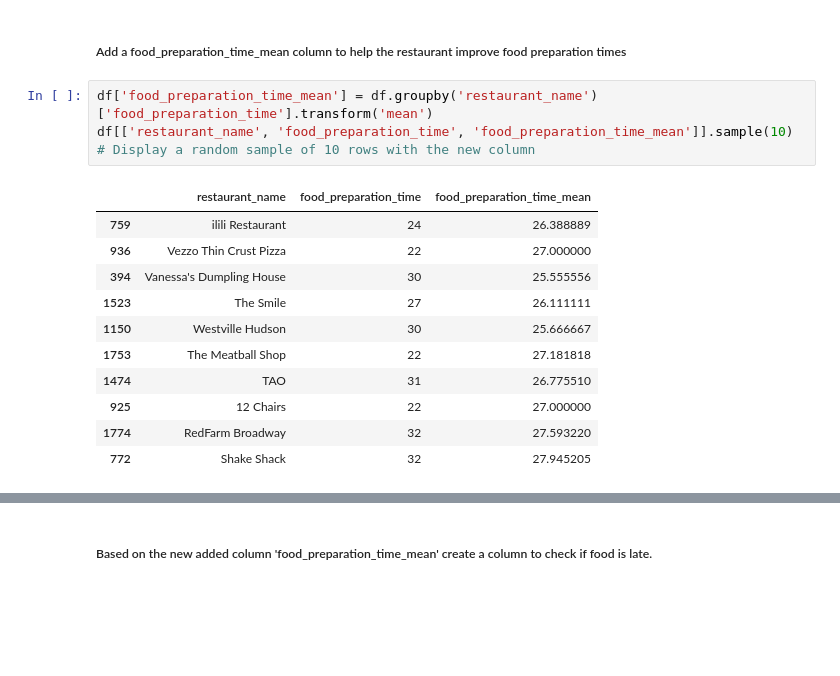
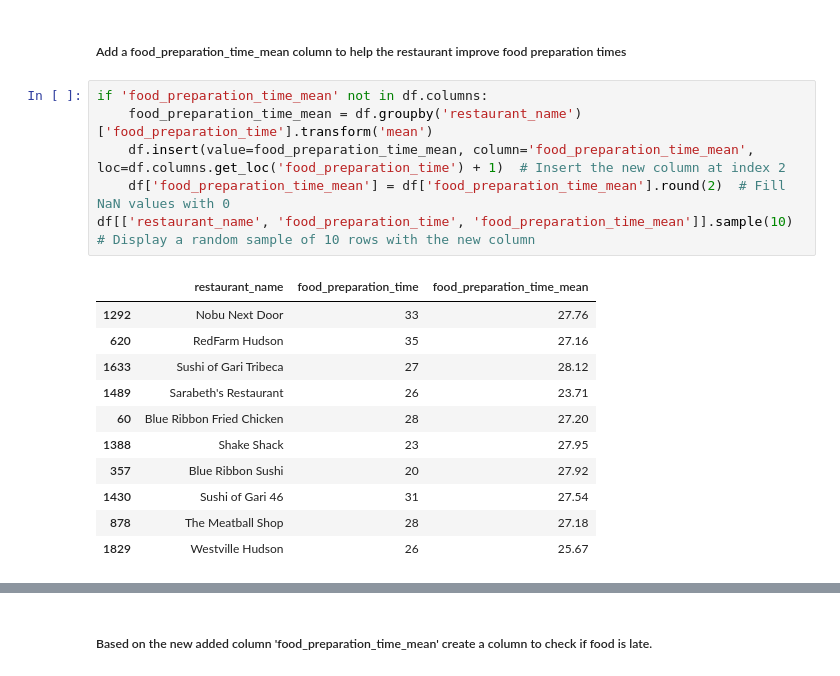
Before and after one commit to J3SSY-ANDU/Food-Delivery-Data-Analysis, a Jupyter notebook: notebooks/food_delivery_orders_eda.ipynb, the cells around one changed output, grey strips where cells are left out. Drawn from its saved outputs; the diff is of its cells as text; blank space fills up the shorter version.

```diff
--- a/notebooks/food_delivery_orders_eda.ipynb
+++ b/notebooks/food_delivery_orders_eda.ipynb
@@ -204,20 +204,23 @@ df[['order_id', 'order_total_time']].sample(10)  # Display a random sample of 10
 # %% [markdown]
 ##### Add a food_preparation_time_mean column to help the restaurant improve food preparation times
 # %%
-df['food_preparation_time_mean'] = df.groupby('restaurant_name')['food_preparation_time'].transform('mean')
+if 'food_preparation_time_mean' not in df.columns:
+    food_preparation_time_mean = df.groupby('restaurant_name')['food_preparation_time'].transform('mean')
+    df.insert(value=food_preparation_time_mean, column='food_preparation_time_mean', loc=df.columns.get_loc('food_preparation_time') + 1)  # Insert the new column at index 2
+    df['food_preparation_time_mean'] = df['food_preparation_time_mean'].round(2)  # Fill NaN values with 0
 df[['restaurant_name', 'food_preparation_time', 'food_preparation_time_mean']].sample(10)  # Display a random sample of 10 rows with the new column
 # %% [output]
 |  | restaurant_name | food_preparation_time | food_preparation_time_mean |
-| 759 | ilili Restaurant | 24 | 26.388889 |
-| 936 | Vezzo Thin Crust Pizza | 22 | 27.000000 |
-| 394 | Vanessa's Dumpling House | 30 | 25.555556 |
-| 1523 | The Smile | 27 | 26.111111 |
-| 1150 | Westville Hudson | 30 | 25.666667 |
-| 1753 | The Meatball Shop | 22 | 27.181818 |
-| 1474 | TAO | 31 | 26.775510 |
-| 925 | 12 Chairs | 22 | 27.000000 |
-| 1774 | RedFarm Broadway | 32 | 27.593220 |
-| 772 | Shake Shack | 32 | 27.945205 |
+| 1292 | Nobu Next Door | 33 | 27.76 |
+| 620 | RedFarm Hudson | 35 | 27.16 |
+| 1633 | Sushi of Gari Tribeca | 27 | 28.12 |
+| 1489 | Sarabeth's Restaurant | 26 | 23.71 |
+| 60 | Blue Ribbon Fried Chicken | 28 | 27.20 |
+| 1388 | Shake Shack | 23 | 27.95 |
+| 357 | Blue Ribbon Sushi | 20 | 27.92 |
+| 1430 | Sushi of Gari 46 | 31 | 27.54 |
+| 878 | The Meatball Shop | 28 | 27.18 |
+| 1829 | Westville Hudson | 26 | 25.67 |
 # %%
 df[df['restaurant_name'] == 'Sushi of Gari 46'][['restaurant_name', 'food_preparation_time', 'food_preparation_time_mean']].head() # Display rows for a specific restaurant to check the food preparation time against the mean
 # %% [output]
```
Also changed, not shown: parts of 9 cells of this notebook.
